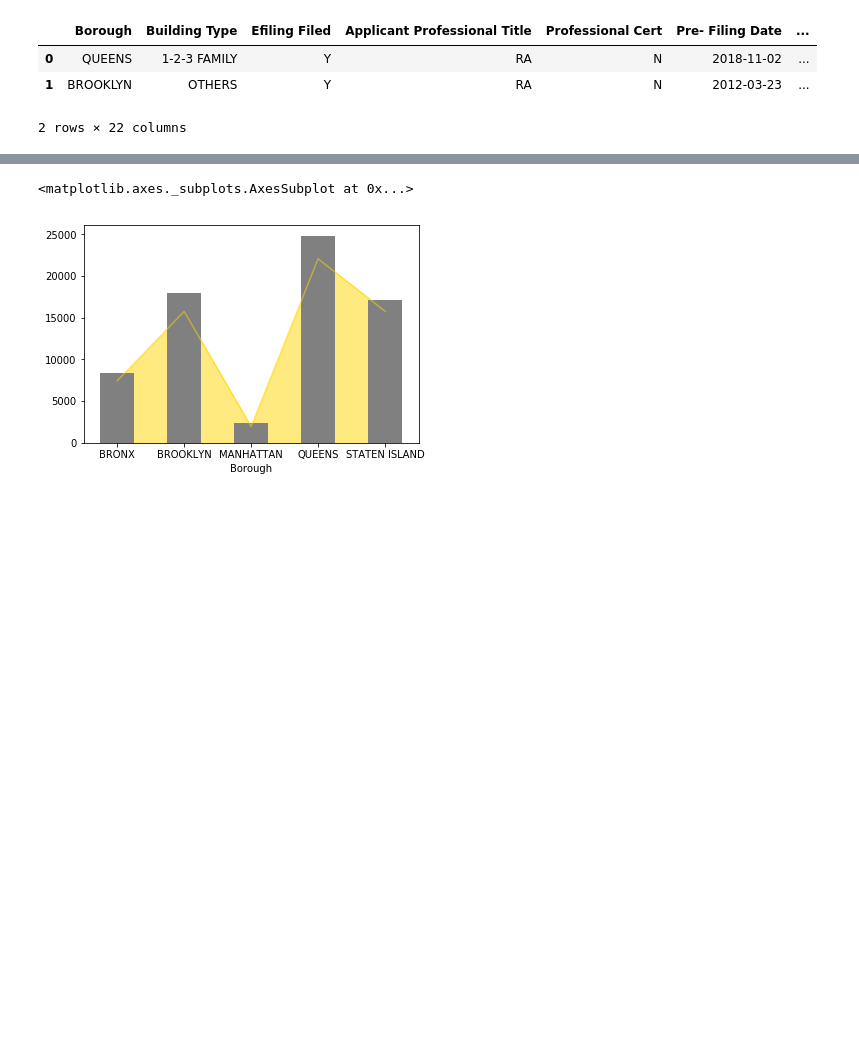
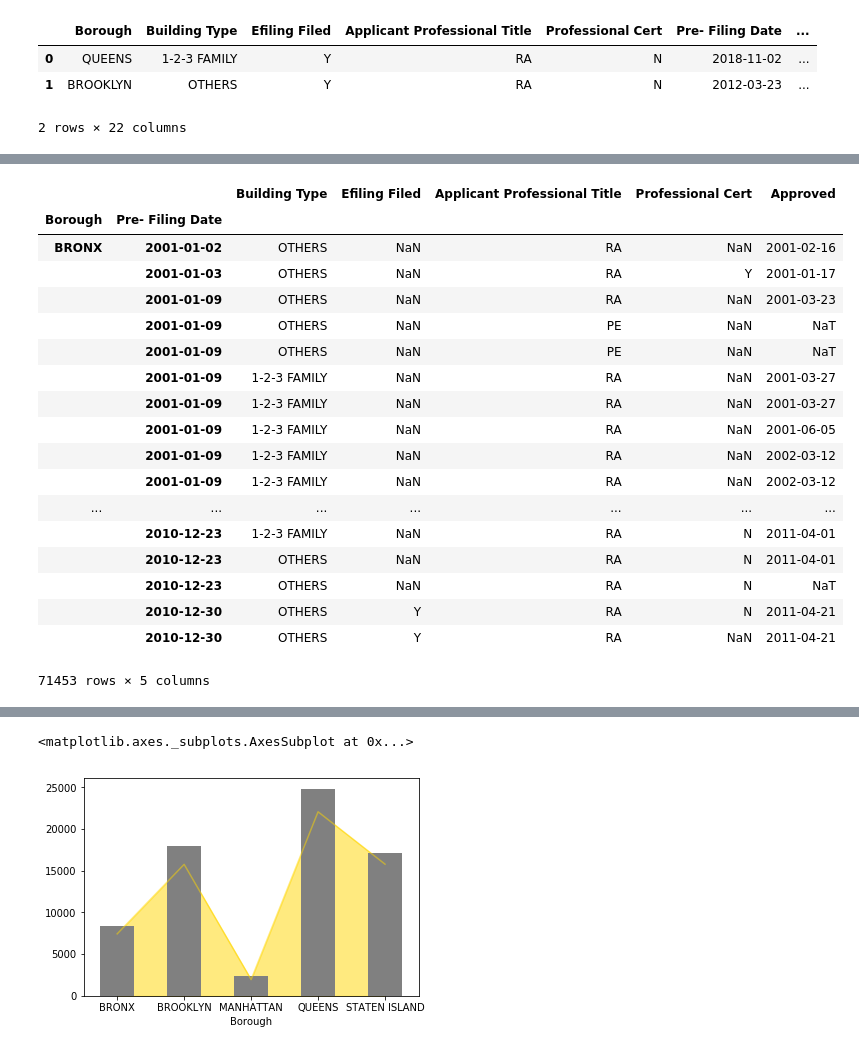
Before and after one commit to anoushavan/Capstone_1, a Jupyter notebook: code/NYC_building_permits.ipynb, the cells around one changed output, grey strips where cells are left out. Cells and saved outputs as stored; diff of their text form; code cells hidden in the pictures; blank space fills up the shorter version.

```diff
--- a/code/NYC_building_permits.ipynb
+++ b/code/NYC_building_permits.ipynb
@@ -10,7 +10,8 @@ import seaborn as sns
 # load the csv file, parse dates and assign the Pre- Filing Date as the index column.
 data = pd.read_csv("/Users/anushavan/Desktop/Study/\
 Data_Science/Springboard/Capstone_1/data/new_buildings.csv",
-                   parse_dates=['Pre- Filing Date','Approved','Fully Permitted','SIGNOFF_DATE'])
+                parse_dates=['Pre- Filing Date','Fully Paid',
+                            'Approved','Fully Permitted','SIGNOFF_DATE'])
 # %%
 data.shape
 # %% [output]
@@ -104,0 +125,22 @@ nonan = month.dropna(how='all')
+# %%
+month.loc[(slice(None),slice('2000-12-30','2011-01-01')),:'Approved']
+# %% [output]
+|  |  | Building Type | Efiling Filed | Applicant Professional Title | Professional Cert | Approved |
+| Borough | Pre- Filing Date |  |  |  |  |  |
+| BRONX | 2001-01-02 | OTHERS | NaN | RA | NaN | 2001-02-16 |
+|  | 2001-01-03 | OTHERS | NaN | RA | Y | 2001-01-17 |
+|  | 2001-01-09 | OTHERS | NaN | RA | NaN | 2001-03-23 |
+|  | 2001-01-09 | OTHERS | NaN | PE | NaN | NaT |
+|  | 2001-01-09 | OTHERS | NaN | PE | NaN | NaT |
+|  | 2001-01-09 | 1-2-3 FAMILY | NaN | RA | NaN | 2001-03-27 |
+|  | 2001-01-09 | 1-2-3 FAMILY | NaN | RA | NaN | 2001-03-27 |
+|  | 2001-01-09 | 1-2-3 FAMILY | NaN | RA | NaN | 2001-06-05 |
+|  | 2001-01-09 | 1-2-3 FAMILY | NaN | RA | NaN | 2002-03-12 |
+|  | 2001-01-09 | 1-2-3 FAMILY | NaN | RA | NaN | 2002-03-12 |
+| ... | ... | ... | ... | ... | ... | ... |
+|  | 2010-12-23 | 1-2-3 FAMILY | NaN | RA | N | 2011-04-01 |
+|  | 2010-12-23 | OTHERS | NaN | RA | N | 2011-04-01 |
+|  | 2010-12-23 | OTHERS | NaN | RA | N | NaT |
+|  | 2010-12-30 | OTHERS | Y | RA | N | 2011-04-21 |
+|  | 2010-12-30 | OTHERS | Y | RA | NaN | 2011-04-21 |
+71453 rows × 5 columns
```
Also changed, not shown: parts of 21 cells of this notebook, 3 other files.
